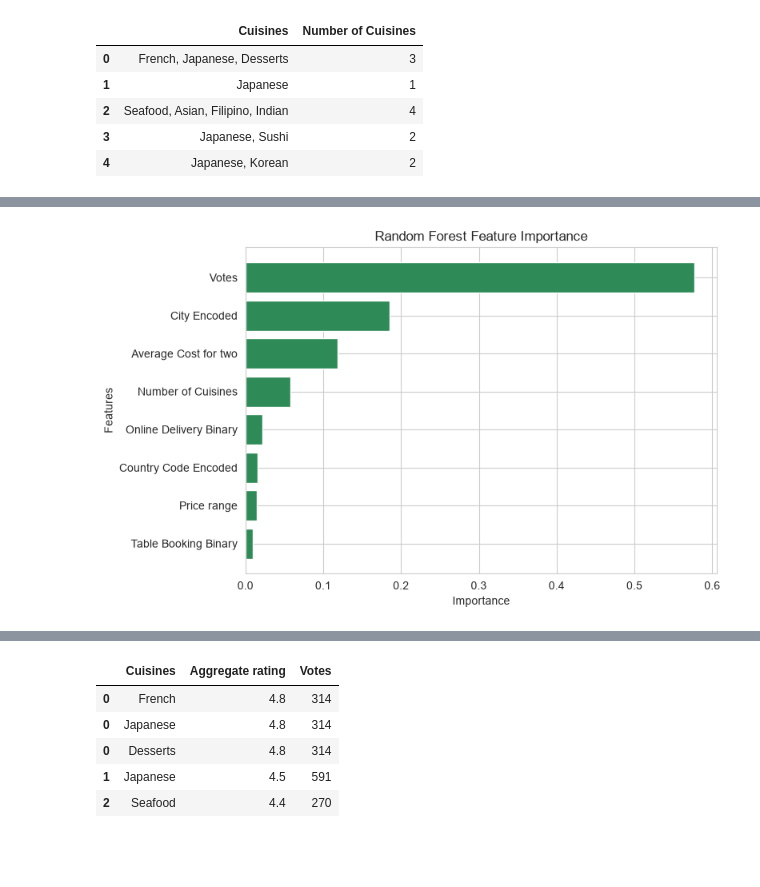
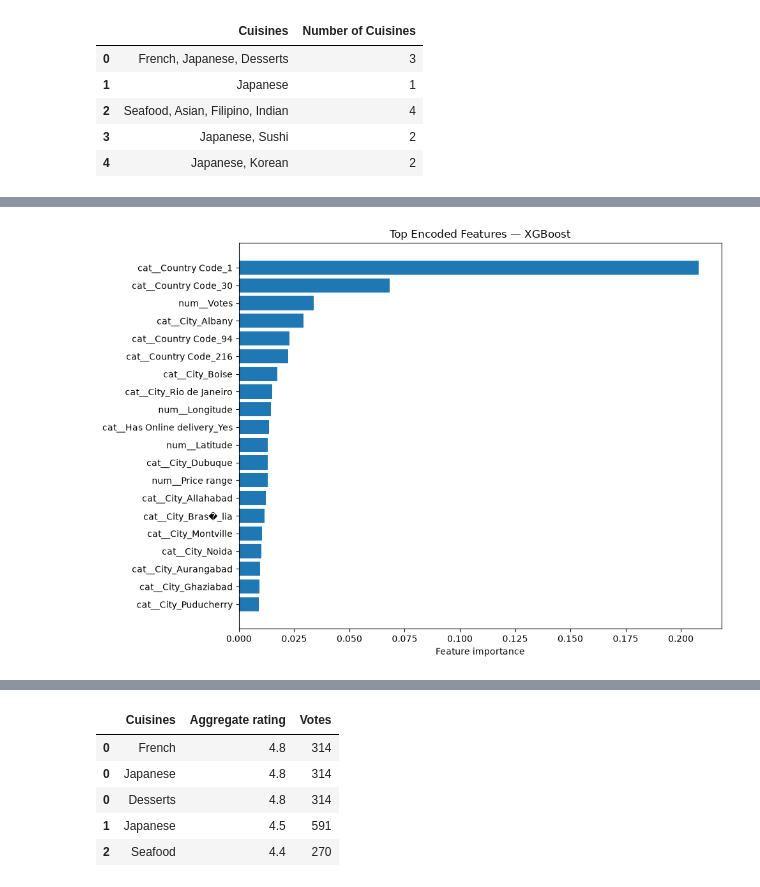
Before and after one commit to GAURAV-2618/Restaurant-Rating-Predictor, a Jupyter notebook: restaurant_predict.ipynb, the cells around one changed output, grey strips where cells are left out. Saved outputs shown, nothing was run; the diff lists cells and outputs as text; code cells hidden in the pictures; blank space fills up the shorter version.

```diff
--- a/restaurant_predict.ipynb
+++ b/restaurant_predict.ipynb
@@ -612,16 +652,18 @@ results_df.round(3)
 # %%
 fig, axes = plt.subplots(1, 3, figsize=(18, 5))
 
-for ax, metric in zip(axes, ['MAE', 'RMSE', 'R2']):
-    ax.bar(results_df['Model'], results_df[metric], color='steelblue')
-    ax.set_title(metric)
-    ax.tick_params(axis='x', rotation=30)
+plot_metrics = [
+    ("MAE mean", "Mean CV MAE (lower is better)"),
+    ("RMSE mean", "Mean CV RMSE (lower is better)"),
+    ("R2 mean", "Mean CV R² (higher is better)"),
+]
+for ax, (metric, title) in zip(axes, plot_metrics):
+    ordered = results_df.sort_values(metric, ascending=(metric != "R2 mean"))
+    ax.bar(ordered["Model"], ordered[metric])
+    ax.set_title(title)
+    ax.tick_params(axis="x", rotation=35)
+    ax.grid(axis="y", alpha=0.25)
 
-plt.suptitle("Model Comparison: Lower MAE/RMSE and Higher R\u00b2 = Better")
 plt.tight_layout()
 plt.show()
-
-best_model_name = results_df.iloc[0]['Model']
-best_model = models[best_model_name]
-print(f"Best performing model: {best_model_name}")
 # %% [output]
@@ -632,37 +673,38 @@ Best performing model: Random Forest
 # %%
-if hasattr(best_model, "feature_importances_"):
-    values = best_model.feature_importances_
-    title = f"{best_model_name} Feature Importance"
-    xlabel = "Importance"
+# Production model is already refit on all rated rows by evaluate_and_fit().
+best_pipeline = model_bundle["models"][best_model_name]
+final_estimator = best_pipeline.named_steps["model"]
+fitted_preprocessor = best_pipeline.named_steps["preprocessor"]
+encoded_feature_names = fitted_preprocessor.get_feature_names_out()
 
-elif hasattr(best_model, "coef_"):
-    values = best_model.coef_
-    title = f"{best_model_name} Coefficients"
-    xlabel = "Coefficient Value"
+# Export the fitted pipelines, evaluation metrics, and country+city coordinate table
+# for Streamlit. The app loads this artifact and does not retrain at startup.
+artifact_path = save_model_artifact(model_bundle, ARTIFACT_PATH)
+print(f"Saved production model artifact: {artifact_path.resolve()}")
 
-feature_data = pd.DataFrame({
-    "Feature": feature_cols,
-    "Value": values
-})
+if hasattr(final_estimator, "feature_importances_"):
+    importance_values = final_estimator.feature_importances_
+    importance_label = "Feature importance"
+elif hasattr(final_estimator, "coef_"):
+    importance_values = np.ravel(final_estimator.coef_)
+    importance_label = "Coefficient"
+else:
+    importance_values = None
 
-feature_data = feature_data.sort_values(
-    "Value",
-    key=abs,
-    ascending=True
-)
+if importance_values is not None and len(importance_values) == len(encoded_feature_names):
+    importance_df = pd.DataFrame({
+        "Feature": encoded_feature_names,
+        "Importance": importance_values,
+    })
+    importance_df["Absolute importance"] = importance_df["Importance"].abs()
+    importance_df = importance_df.sort_values("Absolute importance", ascending=False).head(20)
 
-plt.figure(figsize=(8, 5))
-
-plt.barh(
-    feature_data["Feature"],
-    feature_data["Value"],
-    color="seagreen"
-)
-
-plt.title(title)
-plt.xlabel(xlabel)
-plt.ylabel("Features")
-
-plt.tight_layout()
-plt.show()
+    plt.figure(figsize=(10, 7))
+    plt.barh(importance_df["Feature"][::-1], importance_df["Importance"][::-1])
+    plt.title(f"Top Encoded Features — {best_model_name}")
+    plt.xlabel(importance_label)
+    plt.tight_layout()
+    plt.show()
+else:
+    print("Built-in feature importance is not available for this estimator.")
 # %% [output]
@@ -669 +712 @@ plt.show()
-[figure, old version]
+[figure, new version]
```
Also changed, not shown: parts of 44 cells of this notebook, 4 other files.
